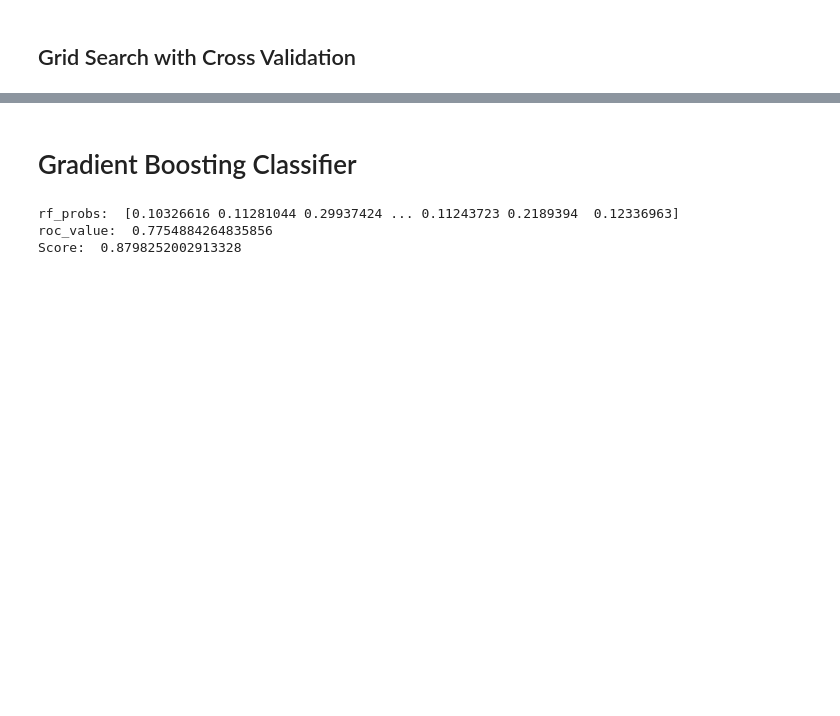
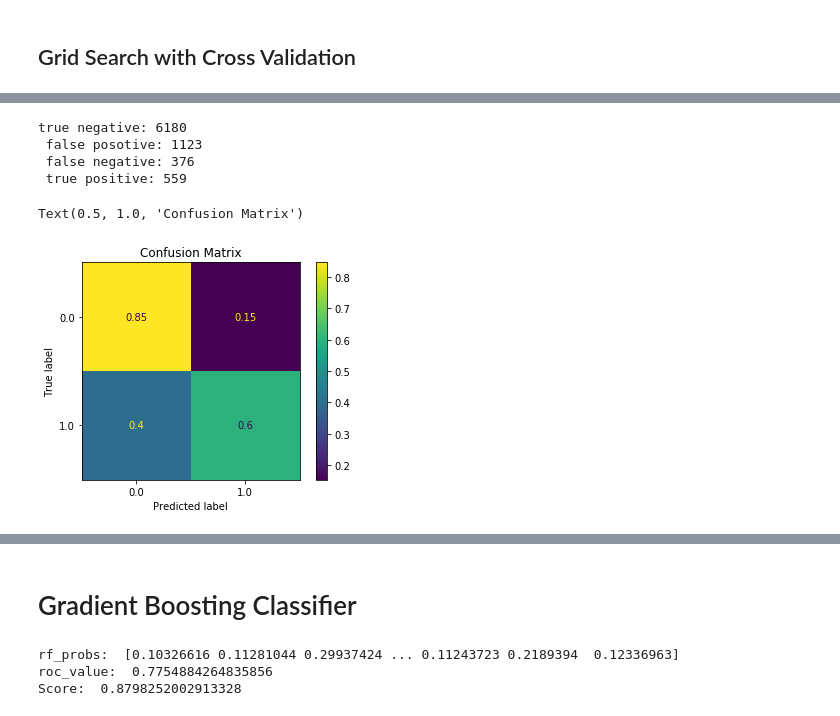
Before and after one commit to swang141/springboard_datascience, a Jupyter notebook: Bank_Marketing_Direct_Call_Marketing_Analysis.ipynb, the cells around one changed output, grey strips where cells are left out. Cells and saved outputs as stored; diff of their text form; code cells hidden in the pictures; blank space fills up the shorter version.

```diff
--- a/Bank_Marketing_Direct_Call_Marketing_Analysis.ipynb
+++ b/Bank_Marketing_Direct_Call_Marketing_Analysis.ipynb
@@ -1013,8 +1019,8 @@ Parameters currently in use:
  'warm_start': False}
 # %%
 # Create regularization hyperparameter distribution using uniform distribution
-C = stats.uniform(loc=0, scale=4)
-class_weight = [{1:0.5, 0:0.5}, {1:0.4, 0:0.6}, {1:0.6, 0:0.4}, {1:0.7, 0:0.3}, 'balanced']
+C = [0,1,2,3]
+class_weight = [{1:0.5, 0:0.5}, {1:0.4, 0:0.6}, {1:0.6, 0:0.4}, {1:0.7, 0:0.3}, 'balanced', 'None']
 penalty = ['l1', 'l2']
 # %%
 random_grid_logistic = {'C': C,
@@ -1128,0 +1146,15 @@ Improvement of -0.03%.
+# %%
+#Generate confusion matrix for best_grid_logistic
+tn, fp, fn, tp = metrics.confusion_matrix(y_test, best_grid_predict_logistic).ravel()
+print ('true negative:',tn,'\n','false posotive:',fp,'\n', 'false negative:', fn, '\n','true positive:', tp)
+# %% [output]
+true negative: 6180
+ false posotive: 1123
+ false negative: 376
+ true positive: 559
+# %%
+cm2 = metrics.plot_confusion_matrix(best_grid_logistic , X_test_df, y_test,normalize = 'true')
+cm2.ax_.set_title('Confusion Matrix')
+# %% [output]
+Text(0.5, 1.0, 'Confusion Matrix')
+[figure, added]
```
Also changed, not shown: parts of 52 cells of this notebook.
